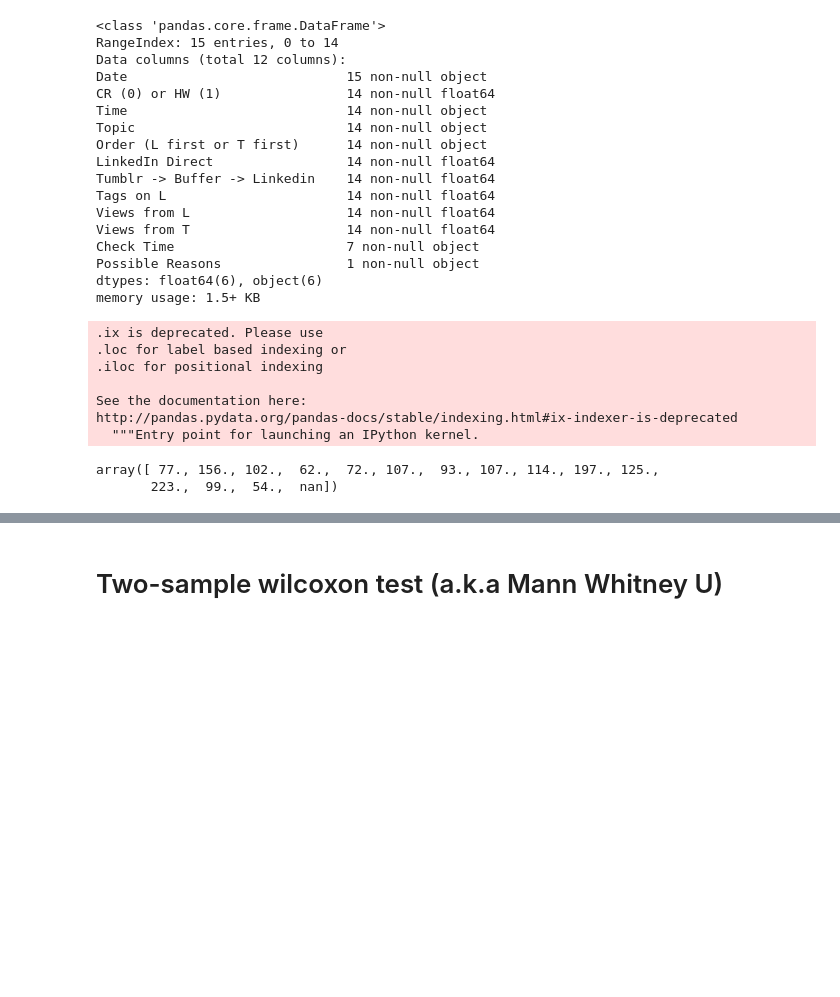
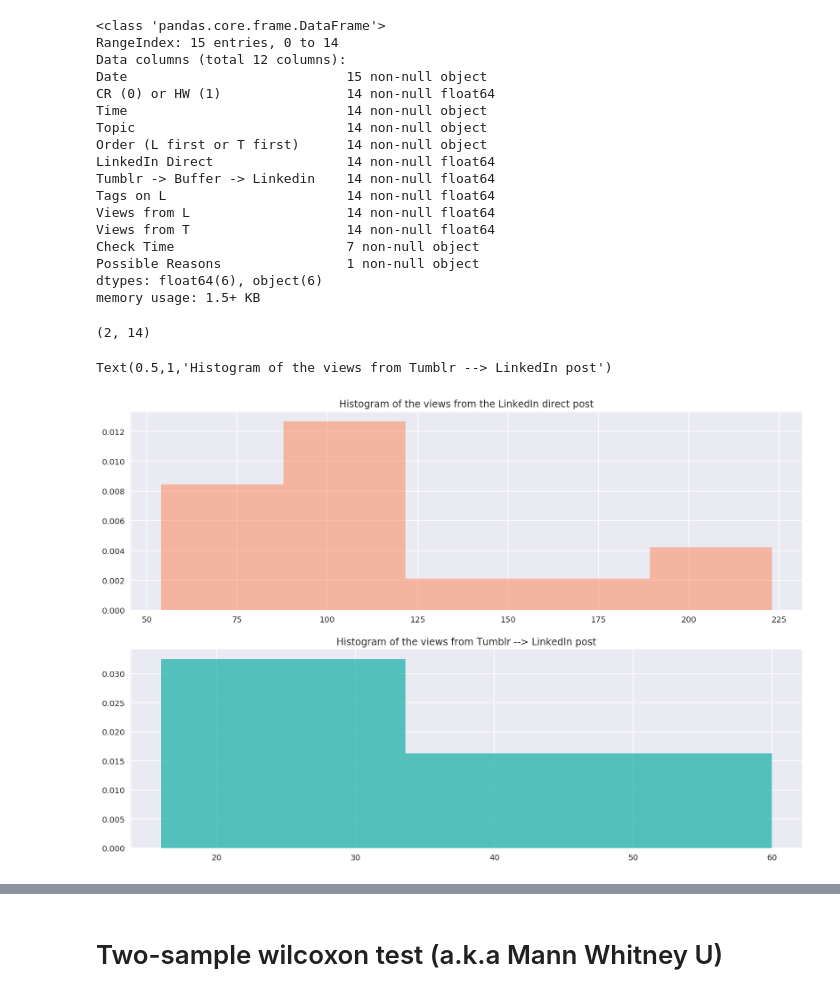
Before and after one commit to dyadxmachina/poststats_on_linkedin, a Jupyter notebook: analysis1.ipynb, the cells around one changed output, grey strips where cells are left out. Drawn from its saved outputs; the diff is of its cells as text; code cells hidden in the pictures; blank space fills up the shorter version.

```diff
--- a/analysis1.ipynb
+++ b/analysis1.ipynb
@@ -57,16 +57,20 @@ memory usage: 1.5+ KB
 stats['Views from T'] = pd.to_numeric(stats['Views from T'])
 # %%
 views = stats.ix[:,['Views from L','Views from T']]
+views = views.dropna()
 trans_views = np.transpose(views.values)
-trans_views[0]
+trans_views.shape
 # %% [output]
-.ix is deprecated. Please use
-.loc for label based indexing or
-.iloc for positional indexing
-
-See the documentation here:
-http://pandas.pydata.org/pandas-docs/stable/indexing.html#ix-indexer-is-deprecated
-  """Entry point for launching an IPython kernel.
+(2, 14)
-array([ 77., 156., 102.,  62.,  72., 107.,  93., 107., 114., 197., 125.,
-       223.,  99.,  54.,  nan])
+# %%
+plt.subplot(211)
+n, bins, patches  = plt.hist(trans_views[0],5,density = True,facecolor='coral', alpha=0.5)
+plt.title('Histogram of the views from the LinkedIn direct post')
+
+plt.subplot(212)
+n, bins, patches  = plt.hist(trans_views[1],5,density = True,facecolor='lightseagreen', alpha=0.75)
+plt.title('Histogram of the views from Tumblr --> LinkedIn post')
+# %% [output]
+Text(0.5,1,'Histogram of the views from Tumblr --> LinkedIn post')
+[figure, added]
 # %%
```
Also changed, not shown: parts of 2 cells of this notebook.
